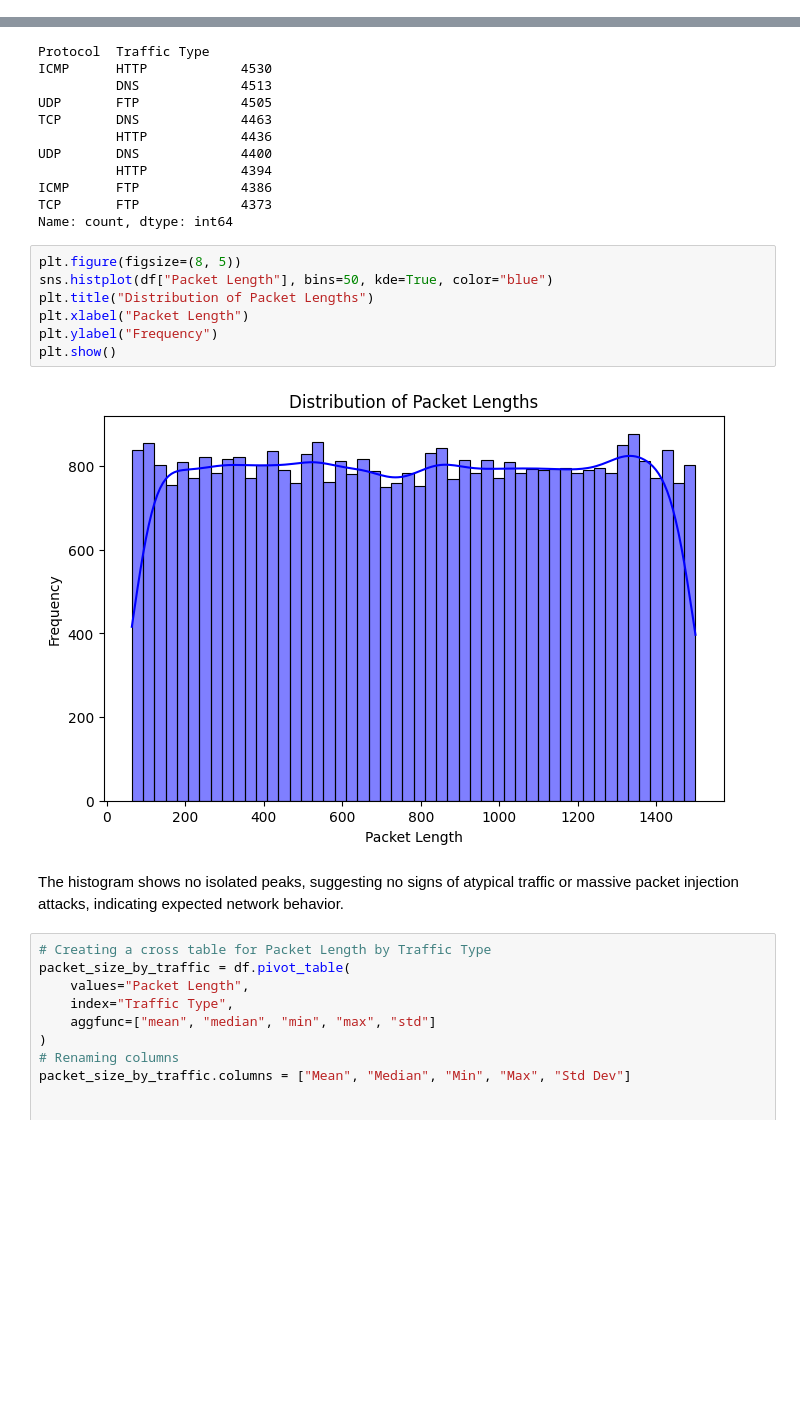
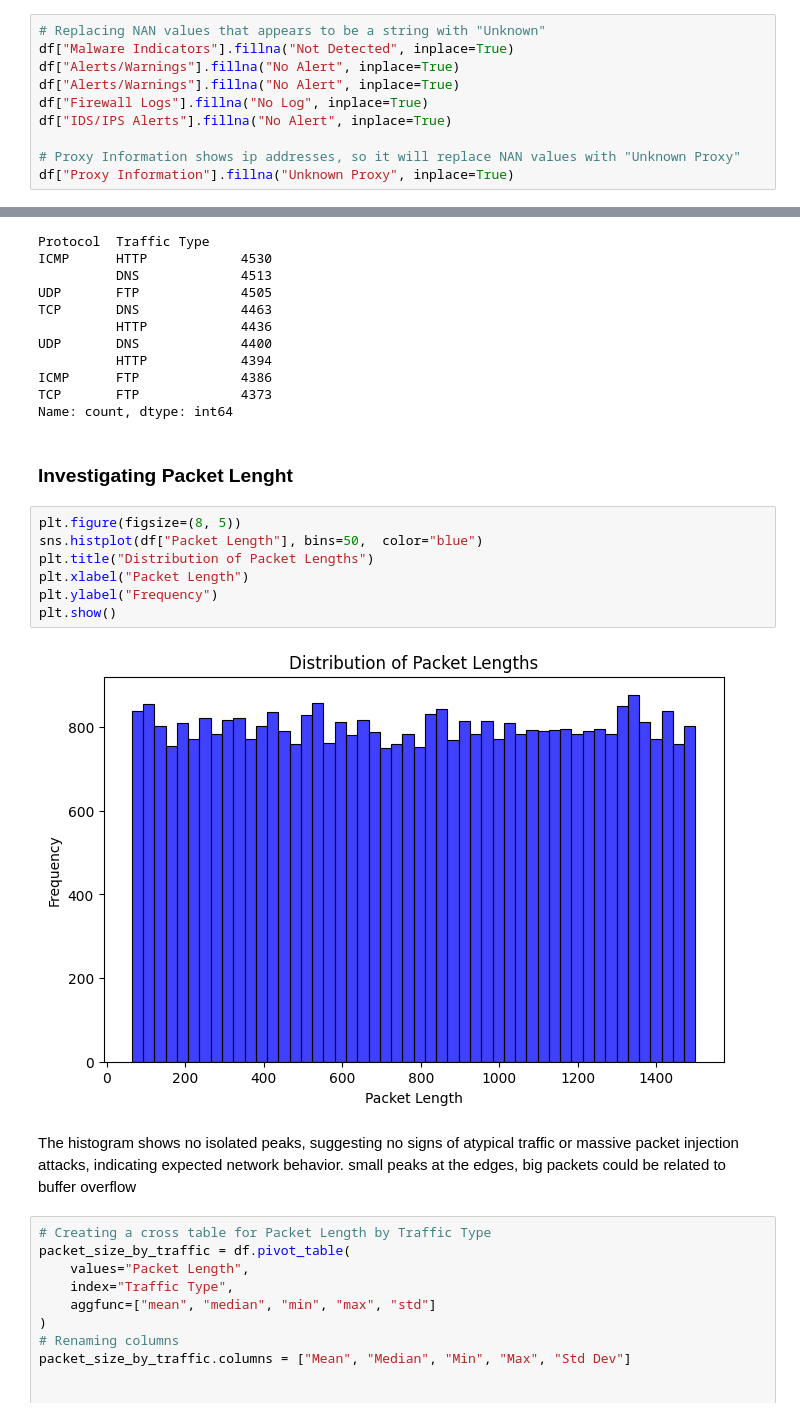
Before and after one commit to natfaria/cyberAttack, a Jupyter notebook: cyberattacks/notebooks/EDA.ipynb, the cells around one changed output, grey strips where cells are left out. Cells and saved outputs as stored; diff of their text form; blank space fills up the shorter version.

```diff
--- a/cyberattacks/notebooks/EDA.ipynb
+++ b/cyberattacks/notebooks/EDA.ipynb
@@ -198,0 +233,10 @@ np.int64(0)
+# %%
+# Replacing NAN values that appears to be a string with "Unknown"
+df["Malware Indicators"].fillna("Not Detected", inplace=True)
+df["Alerts/Warnings"].fillna("No Alert", inplace=True)
+df["Alerts/Warnings"].fillna("No Alert", inplace=True)
+df["Firewall Logs"].fillna("No Log", inplace=True)
+df["IDS/IPS Alerts"].fillna("No Alert", inplace=True)
+
+# Proxy Information shows ip addresses, so it will replace NAN values with "Unknown Proxy"
+df["Proxy Information"].fillna("Unknown Proxy", inplace=True)
@@ -242,17 +306,20 @@ UDP       DNS             4400
 ICMP      FTP             4386
 TCP       FTP             4373
 Name: count, dtype: int64
+# %% [markdown]
+### Investigating Packet Lenght
 # %%
 plt.figure(figsize=(8, 5))
-sns.histplot(df["Packet Length"], bins=50, kde=True, color="blue")
+sns.histplot(df["Packet Length"], bins=50,  color="blue")
 plt.title("Distribution of Packet Lengths")
 plt.xlabel("Packet Length")
 plt.ylabel("Frequency")
 plt.show()
 # %% [output]
-[figure, old version]
+[figure, new version]
 # %% [markdown]
 The histogram shows no isolated peaks, suggesting no signs of atypical traffic or massive packet injection attacks, indicating expected network behavior.
+small peaks at the edges, big packets could be related to buffer overflow
 # %%
 # Creating a cross table for Packet Length by Traffic Type
 packet_size_by_traffic = df.pivot_table(
```
Also changed, not shown: parts of 11 cells of this notebook.
